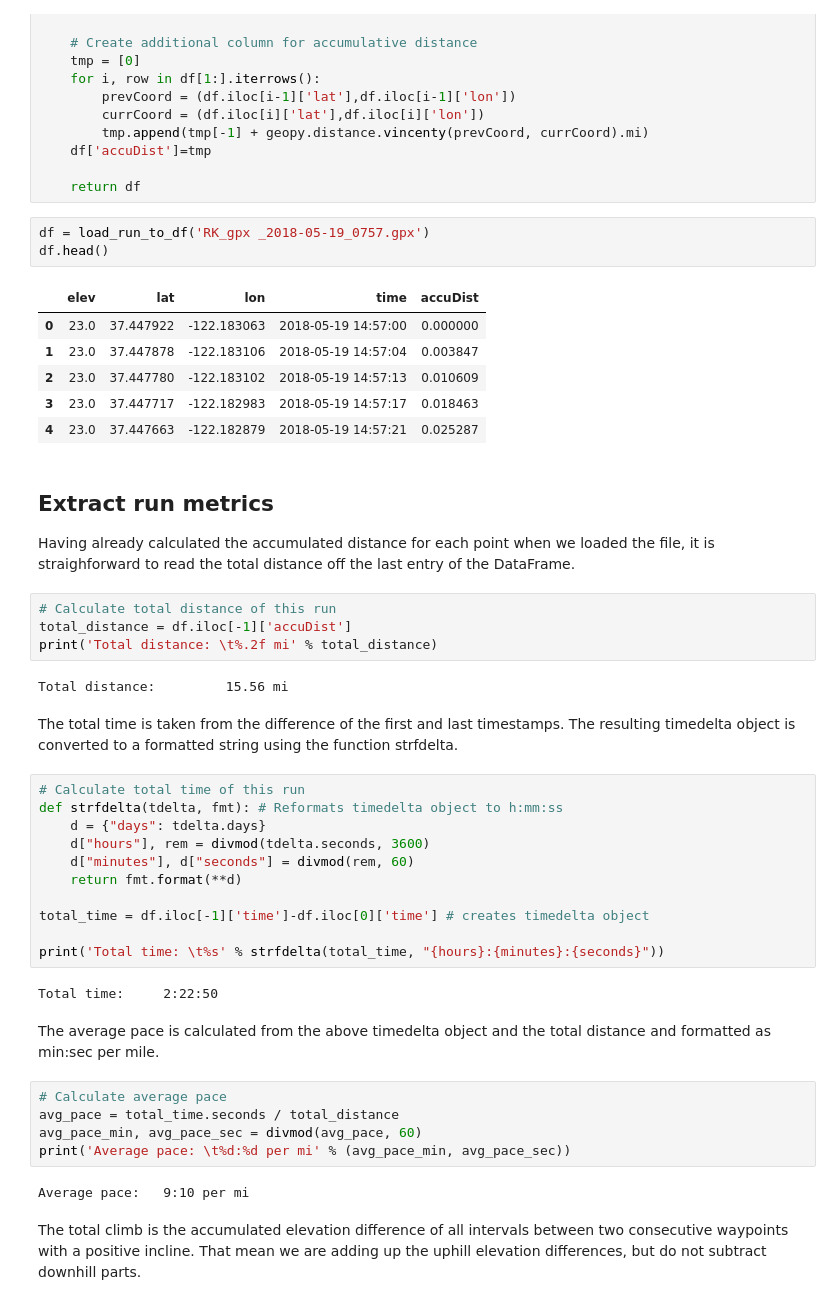
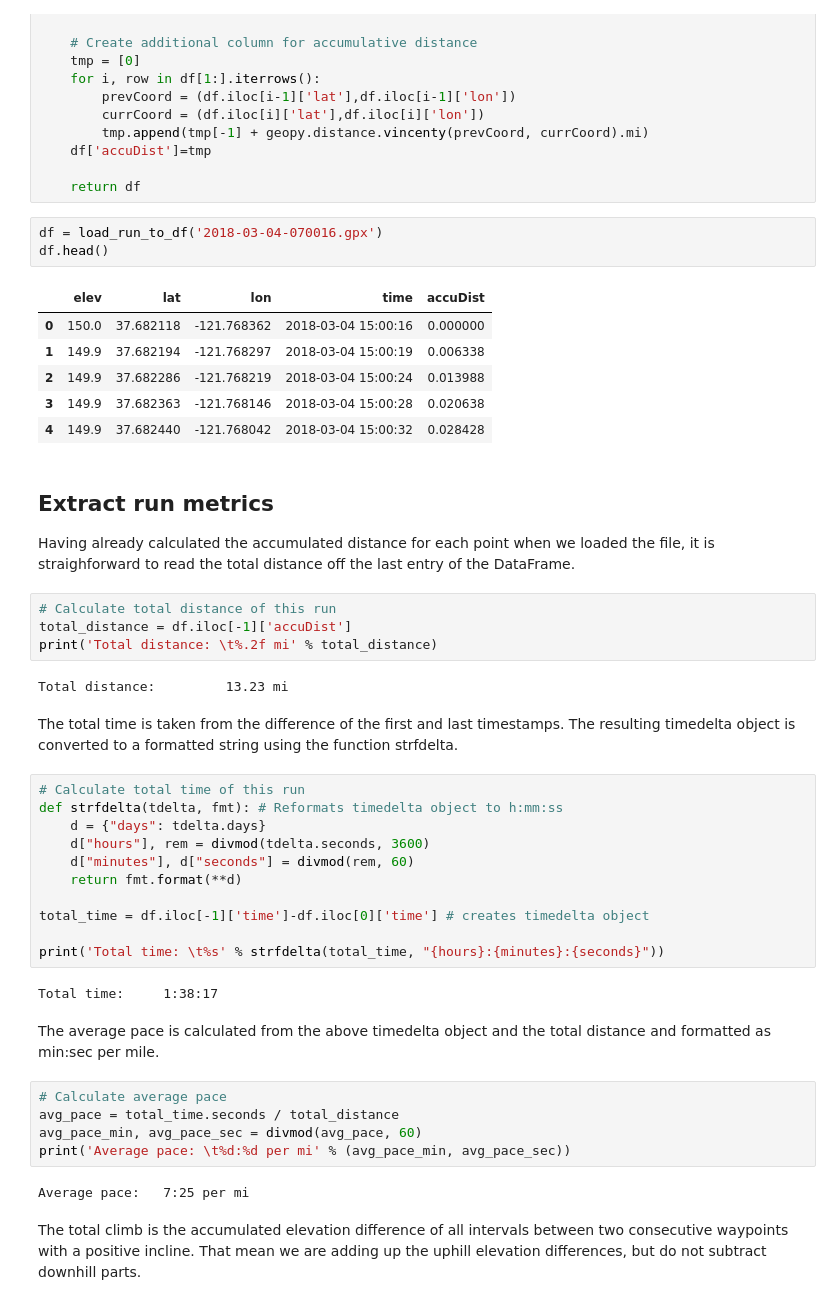
Before and after one commit to christopherbronner/gps-run-tracker, a Jupyter notebook: GPS tracker.ipynb, the cells around one changed output. Drawn from its saved outputs; the diff is of its cells as text.

```diff
--- a/GPS tracker.ipynb
+++ b/GPS tracker.ipynb
@@ -60,15 +62,15 @@ def load_run_to_df(filename):
 
     return df
 # %%
-df = load_run_to_df('RK_gpx _2018-05-19_0757.gpx')
+df = load_run_to_df('2018-03-04-070016.gpx')
 df.head()
 # %% [output]
 |  | elev | lat | lon | time | accuDist |
-| 0 | 23.0 | 37.447922 | -122.183063 | 2018-05-19 14:57:00 | 0.000000 |
-| 1 | 23.0 | 37.447878 | -122.183106 | 2018-05-19 14:57:04 | 0.003847 |
-| 2 | 23.0 | 37.447780 | -122.183102 | 2018-05-19 14:57:13 | 0.010609 |
-| 3 | 23.0 | 37.447717 | -122.182983 | 2018-05-19 14:57:17 | 0.018463 |
-| 4 | 23.0 | 37.447663 | -122.182879 | 2018-05-19 14:57:21 | 0.025287 |
+| 0 | 150.0 | 37.682118 | -121.768362 | 2018-03-04 15:00:16 | 0.000000 |
+| 1 | 149.9 | 37.682194 | -121.768297 | 2018-03-04 15:00:19 | 0.006338 |
+| 2 | 149.9 | 37.682286 | -121.768219 | 2018-03-04 15:00:24 | 0.013988 |
+| 3 | 149.9 | 37.682363 | -121.768146 | 2018-03-04 15:00:28 | 0.020638 |
+| 4 | 149.9 | 37.682440 | -121.768042 | 2018-03-04 15:00:32 | 0.028428 |
 # %% [markdown]
 ## Extract run metrics
 Having already calculated the accumulated distance for each point when we loaded the file, it is straighforward to read the total distance off the last entry of the DataFrame.
@@ -77,7 +79,7 @@ Having already calculated the accumulated distance for each point when we loaded
 total_distance = df.iloc[-1]['accuDist']
 print('Total distance: \t%.2f mi' % total_distance)
 # %% [output]
-Total distance:         15.56 mi
+Total distance:         13.23 mi
 # %% [markdown]
 The total time is taken from the difference of the first and last timestamps. The resulting timedelta object is converted to a formatted string using the function strfdelta.
 # %%
@@ -92,7 +94,7 @@ total_time = df.iloc[-1]['time']-df.iloc[0]['time'] # creates timedelta object
 
 print('Total time: \t%s' % strfdelta(total_time, "{hours}:{minutes}:{seconds}"))
 # %% [output]
-Total time:     2:22:50
+Total time:     1:38:17
 # %% [markdown]
 The average pace is calculated from the above timedelta object and the total distance and formatted as min:sec per mile.
 # %%
@@ -101,7 +103,7 @@ avg_pace = total_time.seconds / total_distance
 avg_pace_min, avg_pace_sec = divmod(avg_pace, 60)
 print('Average pace: \t%d:%d per mi' % (avg_pace_min, avg_pace_sec))
 # %% [output]
-Average pace:   9:10 per mi
+Average pace:   7:25 per mi
 # %% [markdown]
 The total climb is the accumulated elevation difference of all intervals between two consecutive waypoints with a positive incline. That mean we are adding up the uphill elevation differences, but do not subtract downhill parts.
 # %%
```
Also changed, not shown: parts of 13 cells of this notebook, 1 other file.
